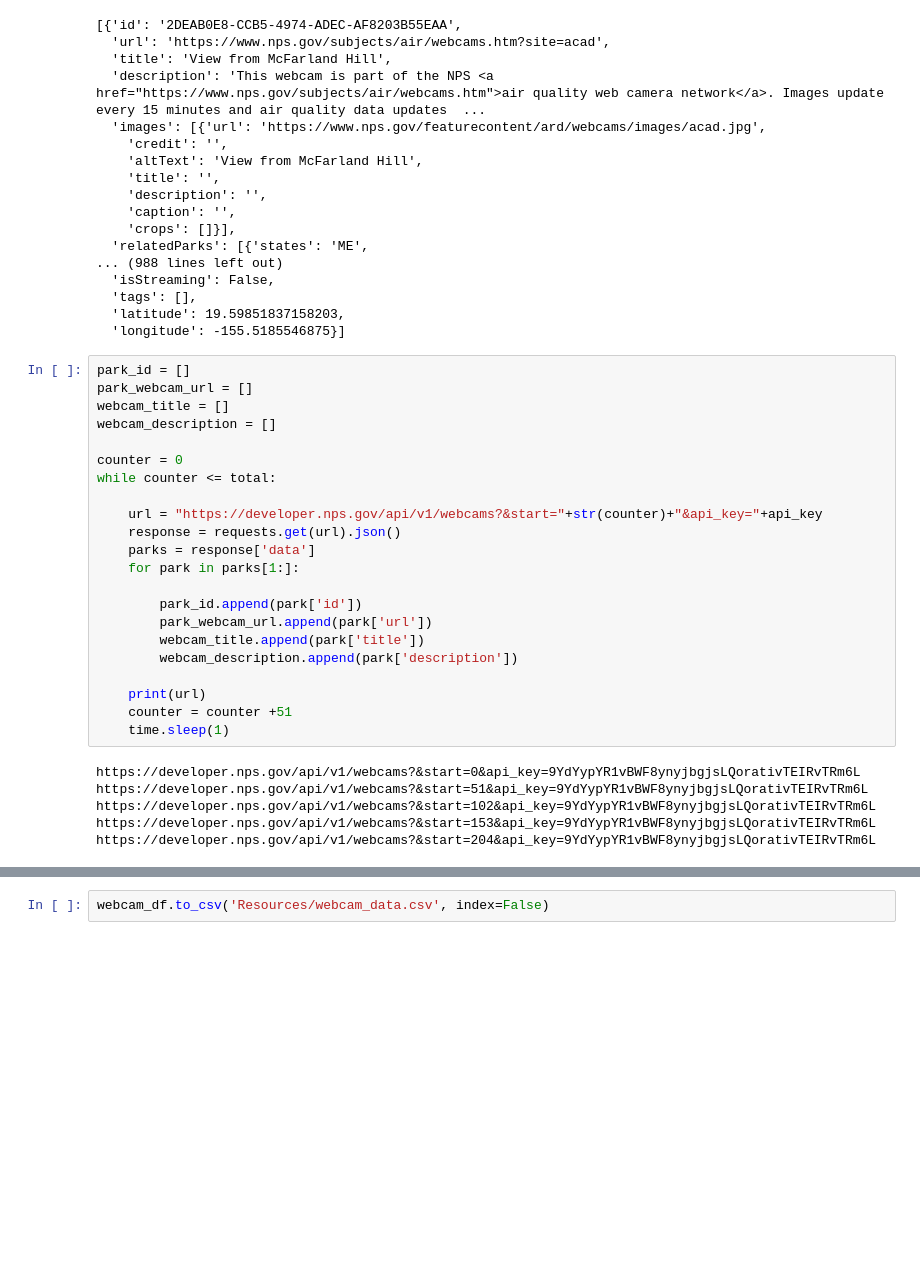
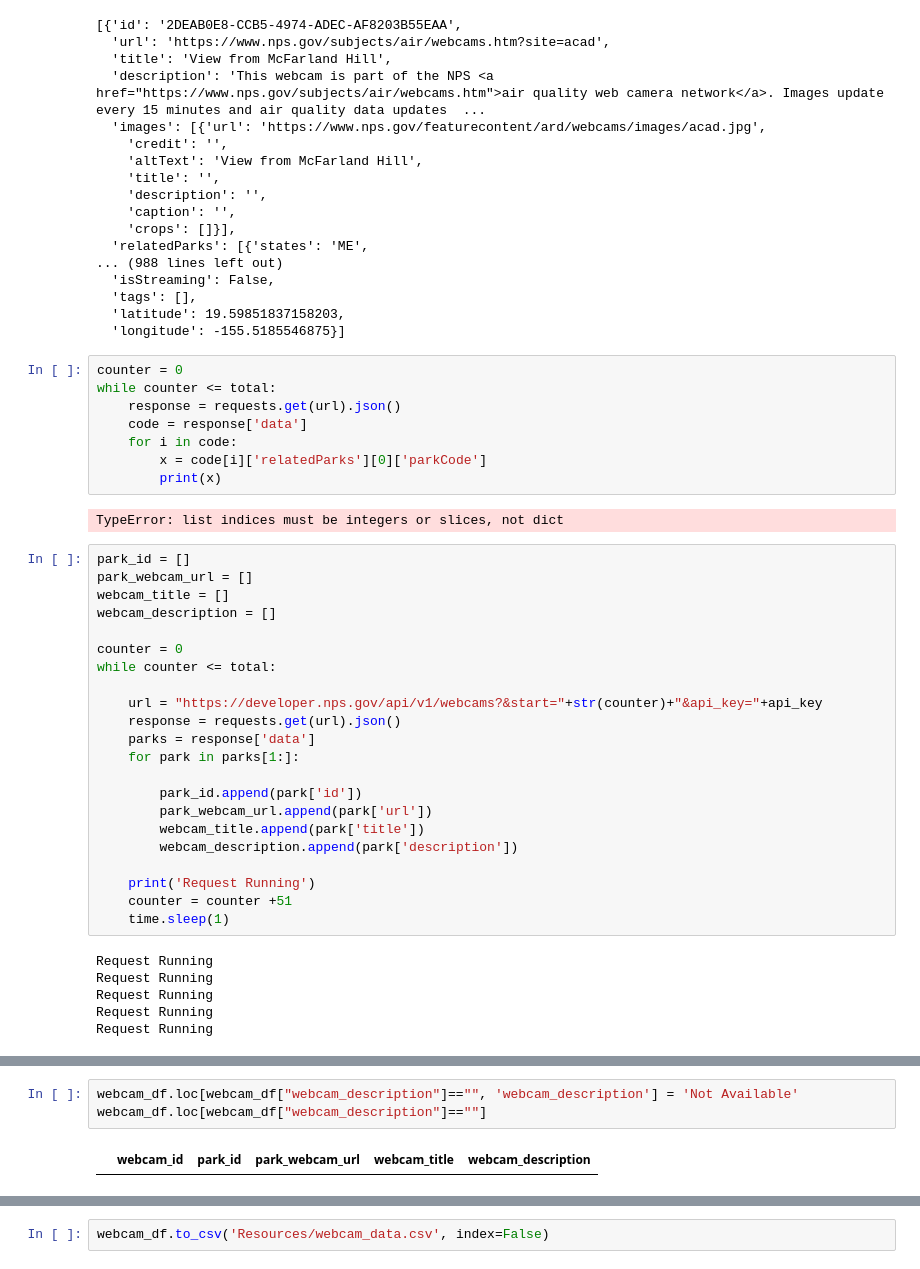
Before and after one commit to adriana-icasiano/National_Parks_Information_Tool, a Jupyter notebook: AI_NPS_webcams_scraping.ipynb, the cells around one changed output, grey strips where cells are left out. Saved outputs shown, nothing was run; the diff lists cells and outputs as text; blank space fills up the shorter version.

```diff
--- a/AI_NPS_webcams_scraping.ipynb
+++ b/AI_NPS_webcams_scraping.ipynb
@@ -35,6 +35,16 @@ response['data']
   'tags': [],
   'latitude': 19.59851837158203,
   'longitude': -155.5185546875}]
+# %%
+counter = 0
+while counter <= total:
+    response = requests.get(url).json()
+    code = response['data']
+    for i in code:
+        x = code[i]['relatedParks'][0]['parkCode']
+        print(x)
+# %% [output]
+TypeError: list indices must be integers or slices, not dict
 # %%
 park_id = []
 park_webcam_url = []
@@ -54,15 +64,15 @@ while counter <= total:
         webcam_title.append(park['title'])
         webcam_description.append(park['description'])
 
-    print(url)
+    print('Request Running')
     counter = counter +51
     time.sleep(1)
 # %% [output]
-https://developer.nps.gov/api/v1/webcams?&start=0&api_key=9YdYypYR1vBWF8ynyjbgjsLQorativTEIRvTRm6L
-https://developer.nps.gov/api/v1/webcams?&start=51&api_key=9YdYypYR1vBWF8ynyjbgjsLQorativTEIRvTRm6L
-https://developer.nps.gov/api/v1/webcams?&start=102&api_key=9YdYypYR1vBWF8ynyjbgjsLQorativTEIRvTRm6L
-https://developer.nps.gov/api/v1/webcams?&start=153&api_key=9YdYypYR1vBWF8ynyjbgjsLQorativTEIRvTRm6L
-https://developer.nps.gov/api/v1/webcams?&start=204&api_key=9YdYypYR1vBWF8ynyjbgjsLQorativTEIRvTRm6L
+Request Running
+Request Running
+Request Running
+Request Running
+Request Running
 # %%
 webcam_dict = {'park_id':park_id, 'park_webcam_url':park_webcam_url,\
                'webcam_title':webcam_title,'webcam_description':webcam_description}
@@ -77,3 +87,8 @@ webcam_df.head()
 | 2 | 2 | 4912BB48-6C25-40FD-AE2C-D79F8C3C0EA3 | https://www.nps.gov/subjects/air/... | View from Yavapai Point | This webcam is part of the NPS <a... |
 | 3 | 3 | 0FC107EF-CF11-41A7-A405-35A49018FD61 | https://www.nps.gov/subjects/air/... | View from Teton Science Center | This webcam is part of the NPS <a... |
 | 4 | 4 | 6C7E973E-7DE3-40F4-AB12-85298A0FA743 | https://www.nps.gov/subjects/air/... | View from Look Rock | This webcam is part of the NPS <a... |
+# %%
+webcam_df.loc[webcam_df["webcam_description"]=="", 'webcam_description'] = 'Not Available'
+webcam_df.loc[webcam_df["webcam_description"]==""]
+# %% [output]
+|  | webcam_id | park_id | park_webcam_url | webcam_title | webcam_description |
```
Also changed, not shown: parts of 4 cells of this notebook, 5 other files.
